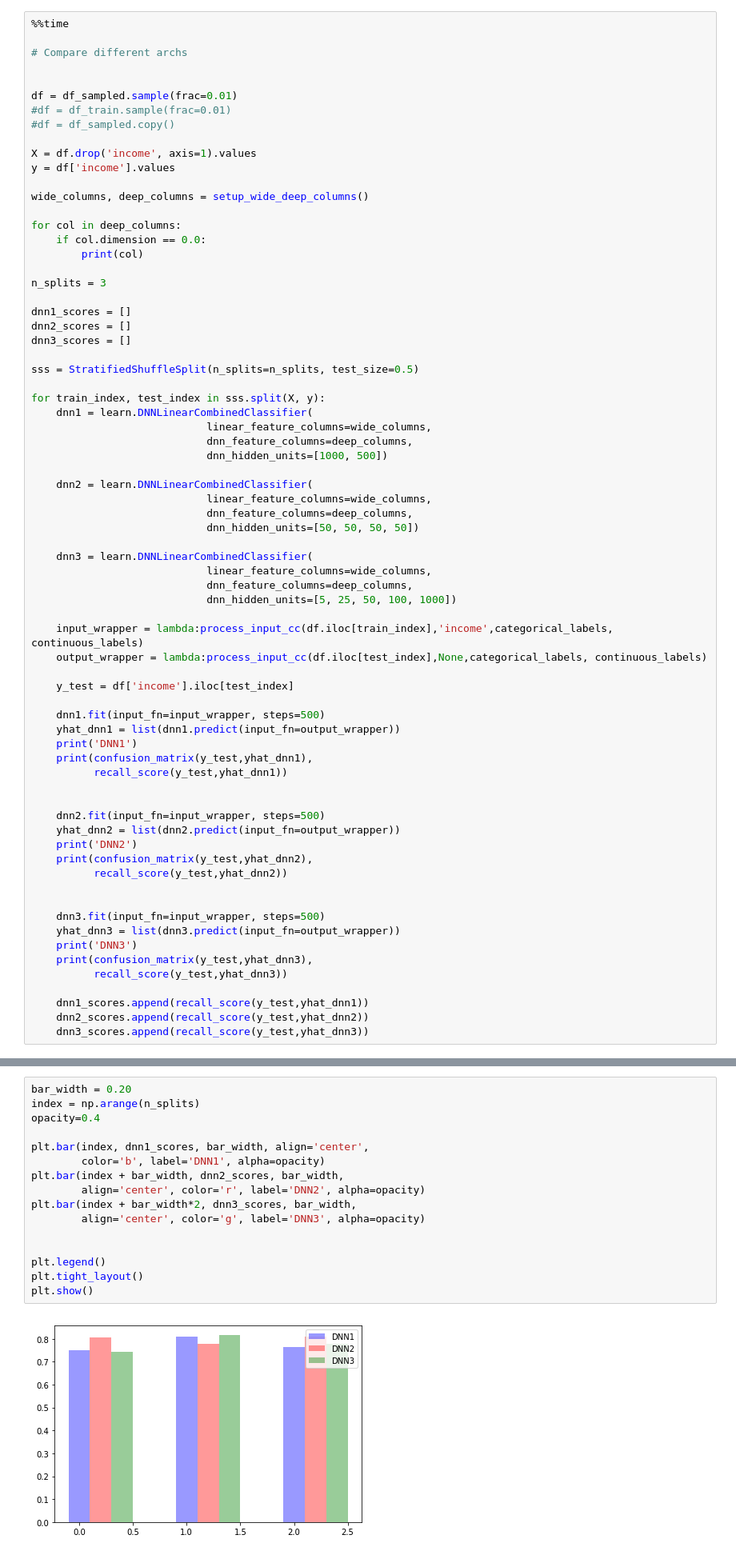
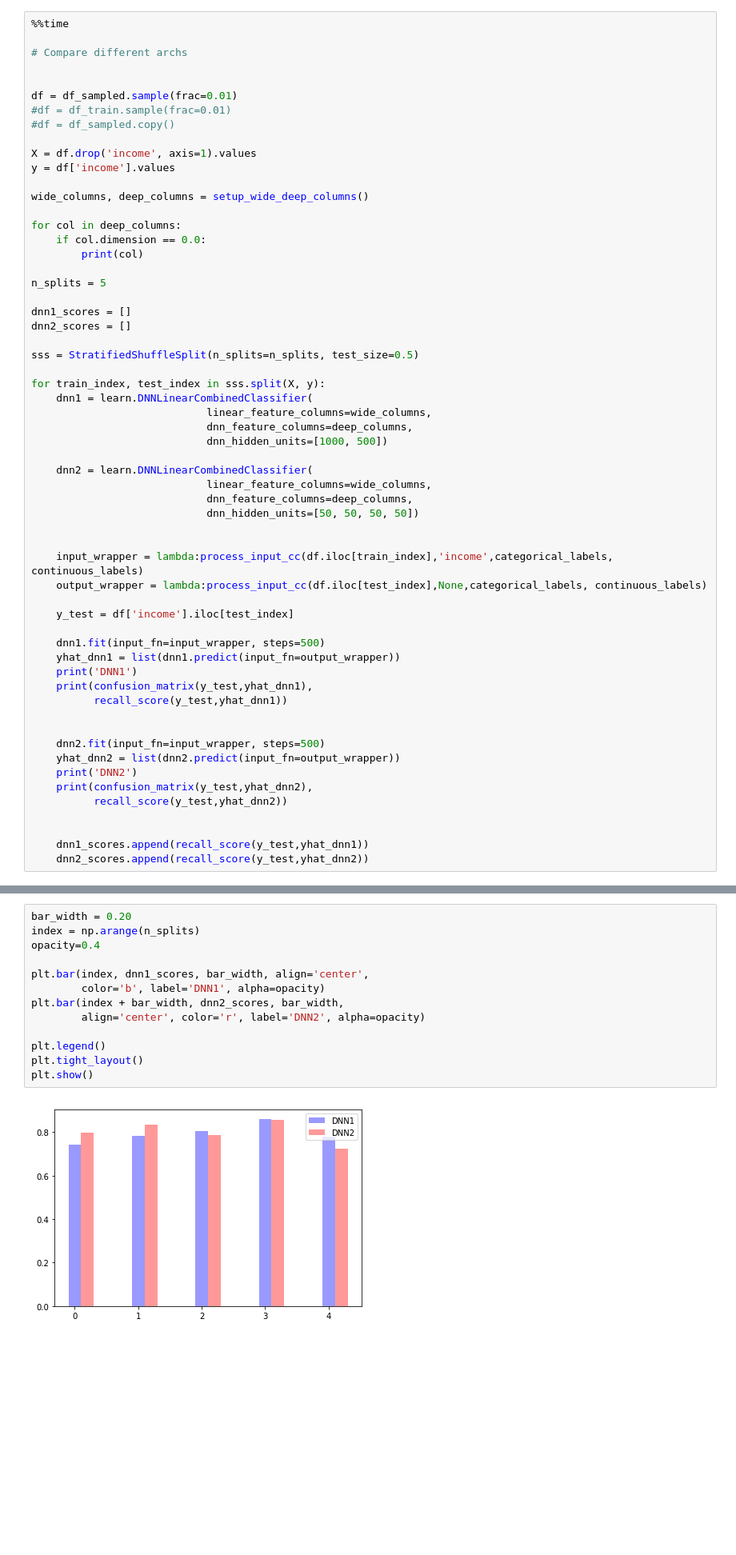
Before and after one commit to LukeWood/Tensorflow-Wide-and-Deep, a Jupyter notebook: Lab7-Main.ipynb, the cells around one changed output, grey strips where cells are left out. Shown: that part at 80% size. Drawn from its saved outputs; the diff is of its cells as text; blank space fills up the shorter version.

```diff
--- a/Lab7-Main.ipynb
+++ b/Lab7-Main.ipynb
@@ -378,11 +378,10 @@ for col in deep_columns:
     if col.dimension == 0.0:
         print(col)
 
-n_splits = 3
+n_splits = 5
 
 dnn1_scores = []
 dnn2_scores = []
-dnn3_scores = []
 
 sss = StratifiedShuffleSplit(n_splits=n_splits, test_size=0.5)
 
@@ -397,10 +396,6 @@ for train_index, test_index in sss.split(X, y):
                             dnn_feature_columns=deep_columns,
                             dnn_hidden_units=[50, 50, 50, 50])
 
-    dnn3 = learn.DNNLinearCombinedClassifier(
-                            linear_feature_columns=wide_columns,
-                            dnn_feature_columns=deep_columns,
-                            dnn_hidden_units=[5, 25, 50, 100, 1000])
 
     input_wrapper = lambda:process_input_cc(df.iloc[train_index],'income',categorical_labels, continuous_labels)
     output_wrapper = lambda:process_input_cc(df.iloc[test_index],None,categorical_labels, continuous_labels)
@@ -421,14 +416,7 @@ for train_index, test_index in sss.split(X, y):
           recall_score(y_test,yhat_dnn2))
 
 
-    dnn3.fit(input_fn=input_wrapper, steps=500)
-    yhat_dnn3 = list(dnn3.predict(input_fn=output_wrapper))
-    print('DNN3')
-    print(confusion_matrix(y_test,yhat_dnn3),
-          recall_score(y_test,yhat_dnn3))
-
     dnn1_scores.append(recall_score(y_test,yhat_dnn1))
     dnn2_scores.append(recall_score(y_test,yhat_dnn2))
-    dnn3_scores.append(recall_score(y_test,yhat_dnn3))
 # %% [output]
 DNN1
@@ -459,21 +445,18 @@ DNN3 average: 0.7792592592592592
 # %%
 bar_width = 0.20
 index = np.arange(n_splits)
 opacity=0.4
 
 plt.bar(index, dnn1_scores, bar_width, align='center',
         color='b', label='DNN1', alpha=opacity)
 plt.bar(index + bar_width, dnn2_scores, bar_width,
         align='center', color='r', label='DNN2', alpha=opacity)
-plt.bar(index + bar_width*2, dnn3_scores, bar_width,
-        align='center', color='g', label='DNN3', alpha=opacity)
-
 
 plt.legend()
 plt.tight_layout()
 plt.show()
 # %% [output]
-[figure, old version]
+[figure, new version]
 # %% [markdown]
 ### Comparison with MLP
 # %%
```
Also changed, not shown: parts of 4 cells of this notebook.
